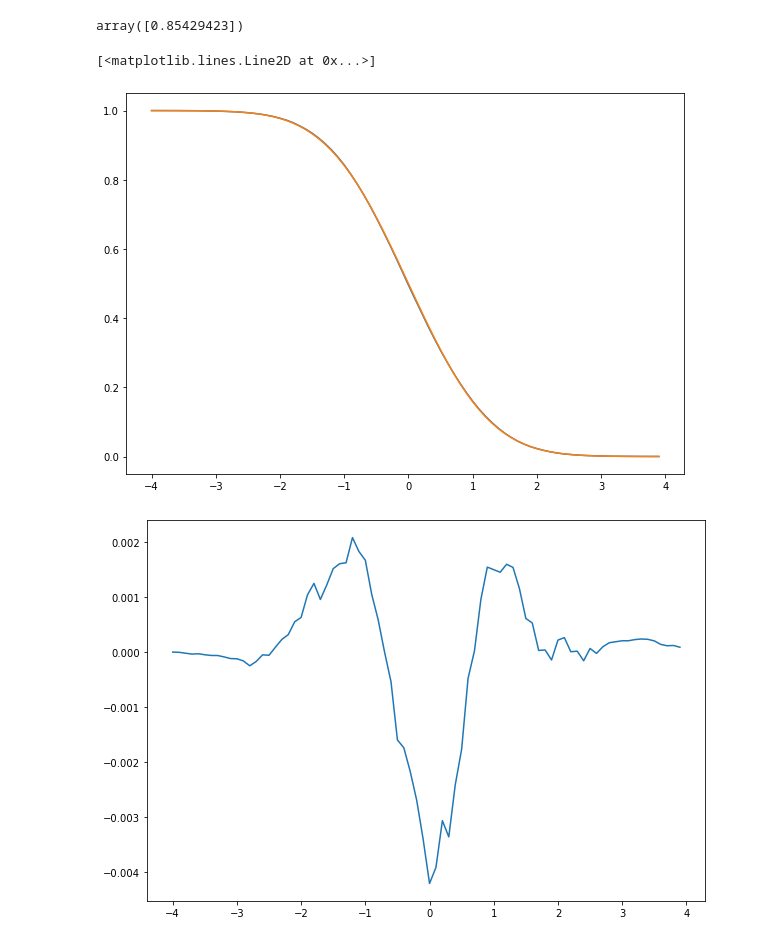
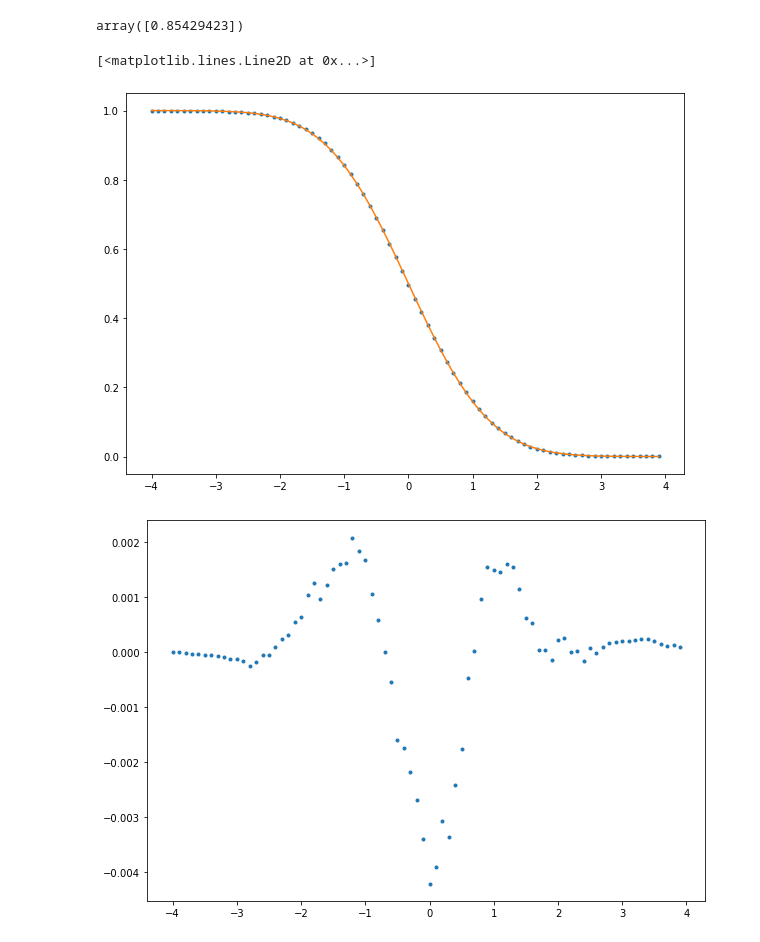
Before and after one commit to javicarron/pynkowski, a Jupyter notebook: Pynkowski_test.ipynb, the cells around one changed output. Cells and saved outputs as stored; diff of their text form; code cells hidden in the pictures.

```diff
--- a/Pynkowski_test.ipynb
+++ b/Pynkowski_test.ipynb
@@ -34,13 +34,13 @@ tv2 = theo.V2()
 import matplotlib.pyplot as plt
 # %%
 plt.figure(figsize=(10,7))
-plt.plot(us, v0)
+plt.plot(us, v0, '.')
 plt.plot(us, tv0)
 plt.figure(figsize=(10,7))
-plt.plot(us, v0-tv0)
+plt.plot(us, v0-tv0, '.')
 # %% [output]
 [<matplotlib.lines.Line2D at 0x...>]
-[figure, old version]
+[figure, new version]
-[figure, old version]
+[figure, new version]
 # %%
 plt.figure(figsize=(10,7))
```
Also changed, not shown: parts of 2 cells of this notebook.
